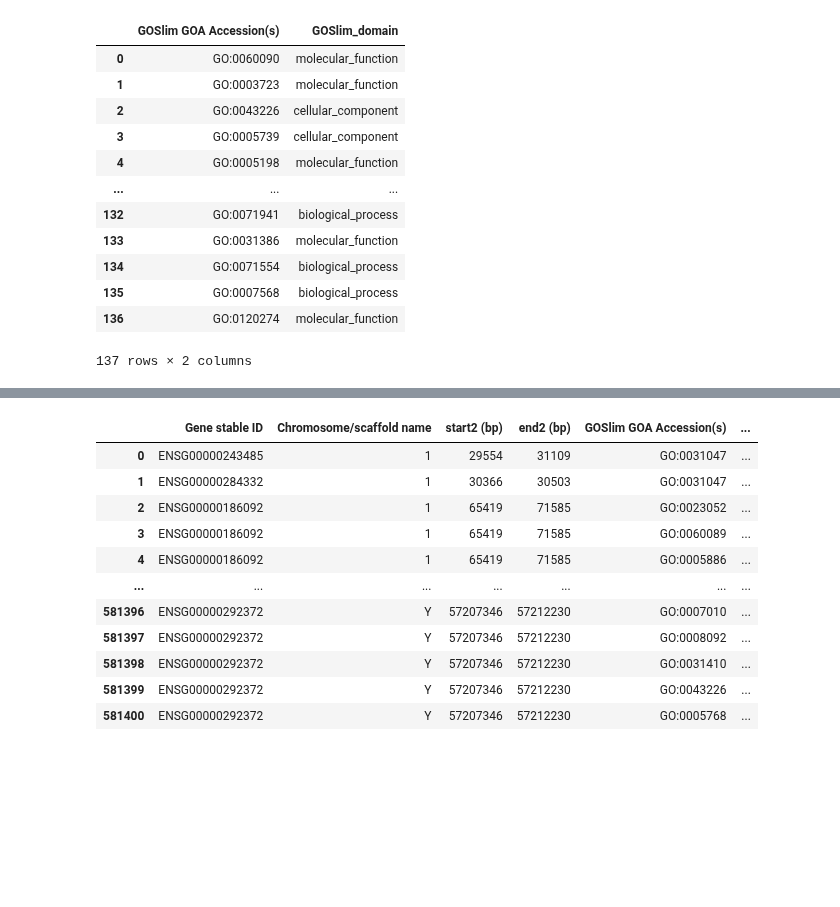
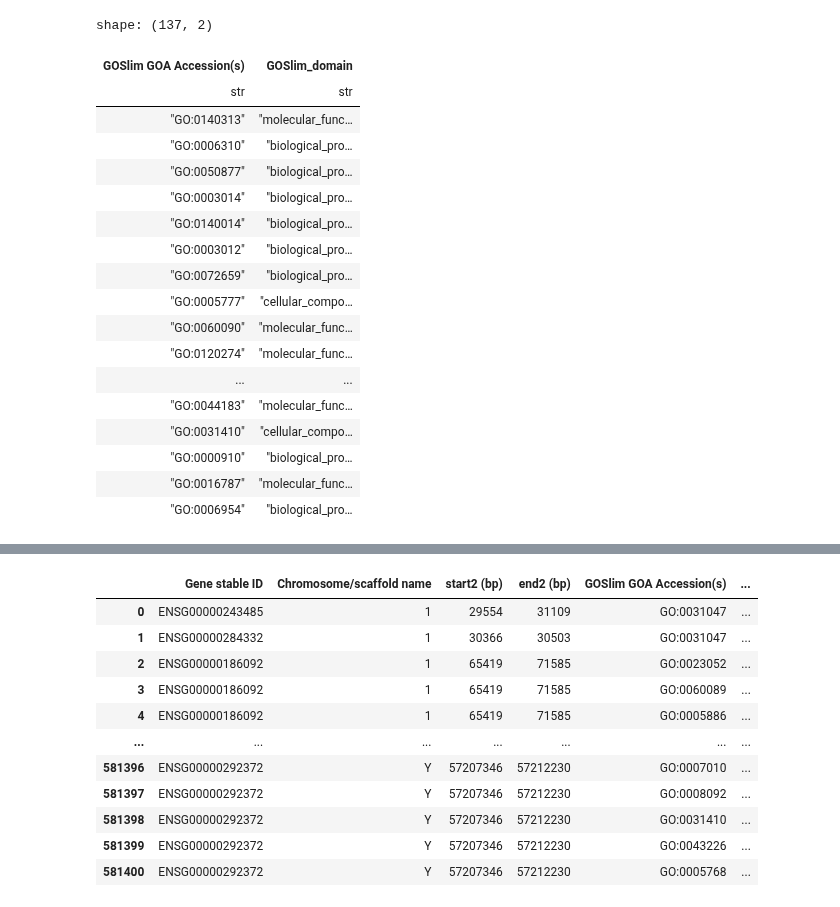
Before and after one commit to yonezawa-sora/pycircos_comaparative_species, a Jupyter notebook: data_preprocessing/1_GOSlim_add_domain.ipynb, the cells around one changed output, grey strips where cells are left out. Cells and saved outputs as stored; diff of their text form; code cells hidden in the pictures; blank space fills up the shorter version.

Commit message:
Polars related changes

```diff
--- a/data_preprocessing/1_GOSlim_add_domain.ipynb
+++ b/data_preprocessing/1_GOSlim_add_domain.ipynb
@@ -61,20 +80,30 @@ display(mouse_goslim_df)
-# %%
-mouse_goslim_df["GOSlim_domain"] = mouse_goslim_df["GOSlim GOA Accession(s)"].apply(get_domain)
-time.sleep(10)
-
-display(mouse_goslim_df)
-# %% [output]
-|  | GOSlim GOA Accession(s) | GOSlim_domain |
-| 0 | GO:0060090 | molecular_function |
-| 1 | GO:0003723 | molecular_function |
-| 2 | GO:0043226 | cellular_component |
-| 3 | GO:0005739 | cellular_component |
-| 4 | GO:0005198 | molecular_function |
-| ... | ... | ... |
-| 132 | GO:0071941 | biological_process |
-| 133 | GO:0031386 | molecular_function |
-| 134 | GO:0071554 | biological_process |
-| 135 | GO:0007568 | biological_process |
-| 136 | GO:0120274 | molecular_function |
-137 rows × 2 columns
+# %%
+# pandas -> mouse_goslim_df["GOSlim_domain"] = mouse_goslim_df["GOSlim GOA Accession(s)"].apply(get_domain)
+# https://docs.pola.rs/py-polars/html/reference/series/api/polars.Series.map_elements.html
+mouse_goslim_df = mouse_goslim_df.with_columns(
+    mouse_goslim_df["GOSlim GOA Accession(s)"].map_elements(get_domain, return_dtype=str).alias("GOSlim_domain")
+)
+time.sleep(10)
+
+display(mouse_goslim_df)
+# %% [output]
+shape: (137, 2)
+| GOSlim GOA Accession(s) | GOSlim_domain |
+| str | str |
+| "GO:0140313" | "molecular_func… |
+| "GO:0006310" | "biological_pro… |
+| "GO:0050877" | "biological_pro… |
+| "GO:0003014" | "biological_pro… |
+| "GO:0140014" | "biological_pro… |
+| "GO:0003012" | "biological_pro… |
+| "GO:0072659" | "biological_pro… |
+| "GO:0005777" | "cellular_compo… |
+| "GO:0060090" | "molecular_func… |
+| "GO:0120274" | "molecular_func… |
+| ... | ... |
+| "GO:0044183" | "molecular_func… |
+| "GO:0031410" | "cellular_compo… |
+| "GO:0000910" | "biological_pro… |
+| "GO:0016787" | "molecular_func… |
+| "GO:0006954" | "biological_pro… |
 # %%
```
Also changed, not shown: parts of 9 cells of this notebook, 2 other files.
